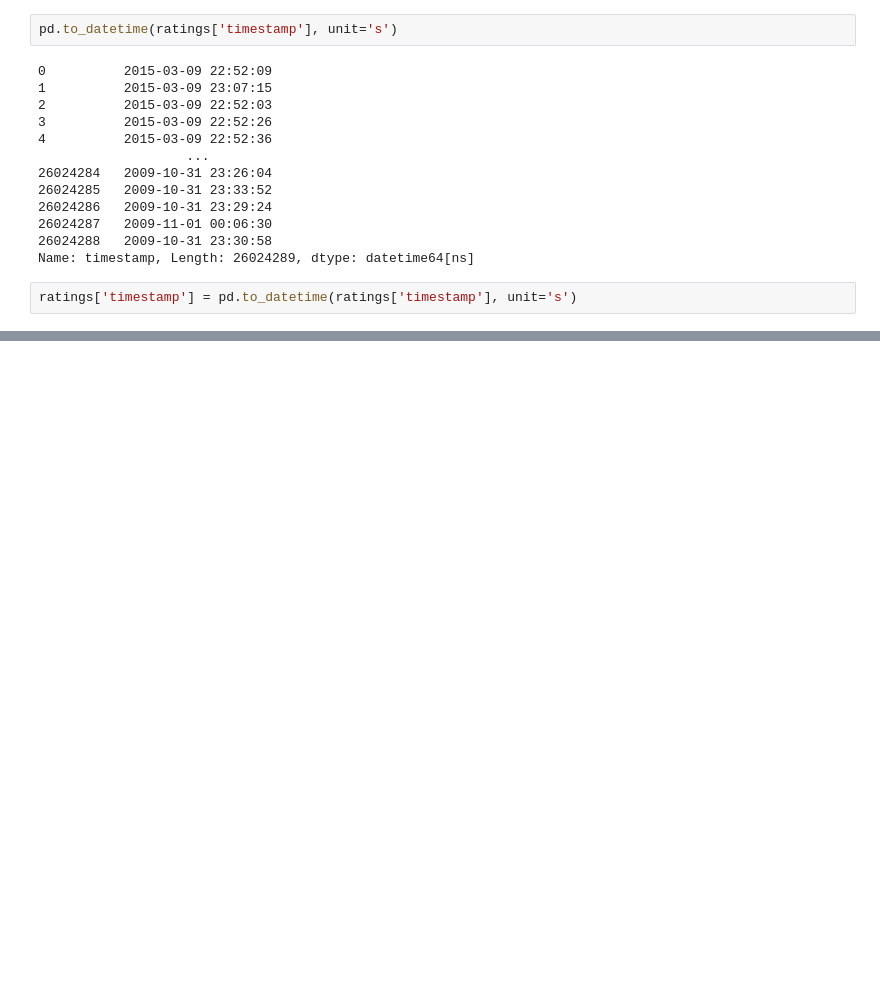
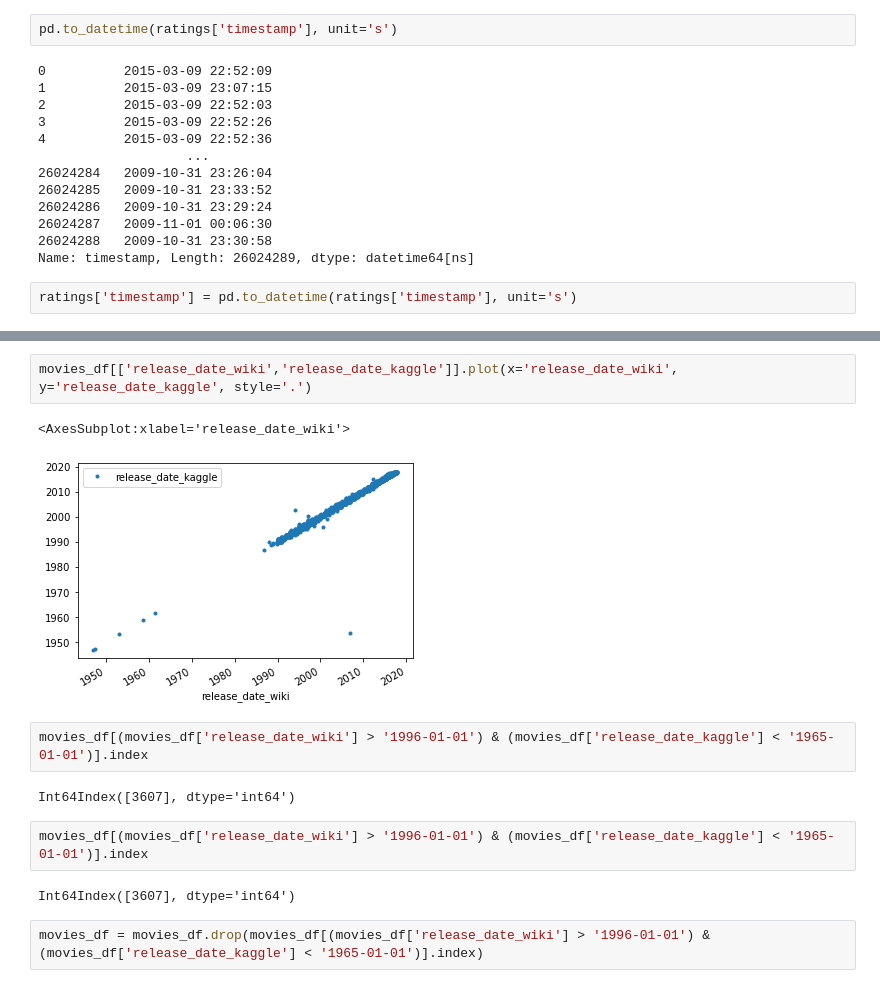
Before and after one commit to DLY79/Movies_ETL, a Jupyter notebook: Movies_ETL_clean_data.ipynb, the cells around one changed output, grey strips where cells are left out. Drawn from its saved outputs; the diff is of its cells as text; blank space fills up the shorter version.

```diff
--- a/Movies_ETL_clean_data.ipynb
+++ b/Movies_ETL_clean_data.ipynb
@@ -666,0 +767,15 @@ ratings['rating'].describe()
+# %%
+movies_df[['release_date_wiki','release_date_kaggle']].plot(x='release_date_wiki', y='release_date_kaggle', style='.')
+# %% [output]
+<AxesSubplot:xlabel='release_date_wiki'>
+[figure, added]
+# %%
+movies_df[(movies_df['release_date_wiki'] > '1996-01-01') & (movies_df['release_date_kaggle'] < '1965-01-01')].index
+# %% [output]
+Int64Index([3607], dtype='int64')
+# %%
+movies_df[(movies_df['release_date_wiki'] > '1996-01-01') & (movies_df['release_date_kaggle'] < '1965-01-01')].index
+# %% [output]
+Int64Index([3607], dtype='int64')
+# %%
+movies_df = movies_df.drop(movies_df[(movies_df['release_date_wiki'] > '1996-01-01') & (movies_df['release_date_kaggle'] < '1965-01-01')].index)
```
Also changed, not shown: parts of 28 cells of this notebook, 3 other files.
